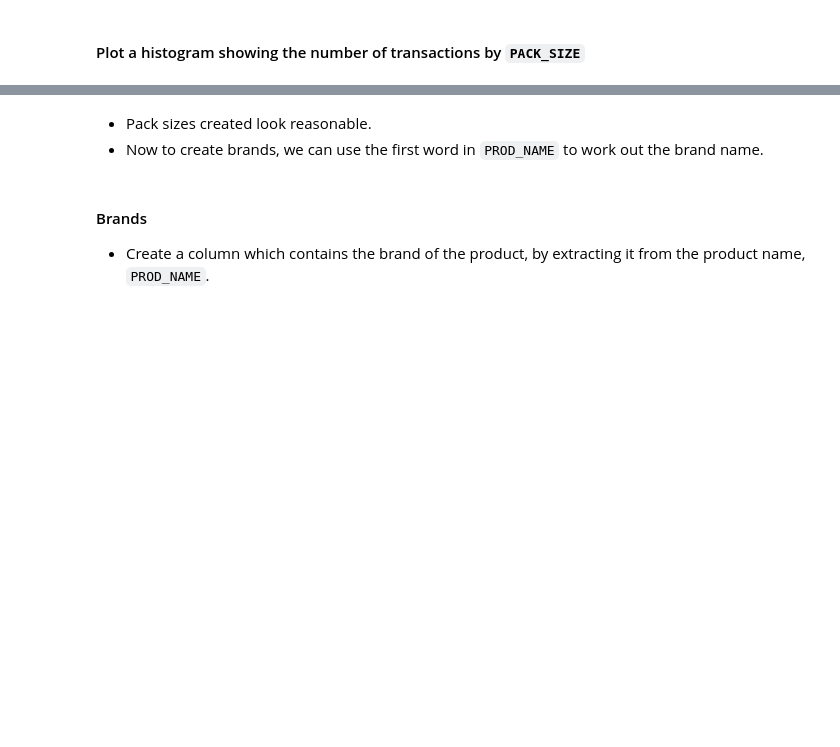
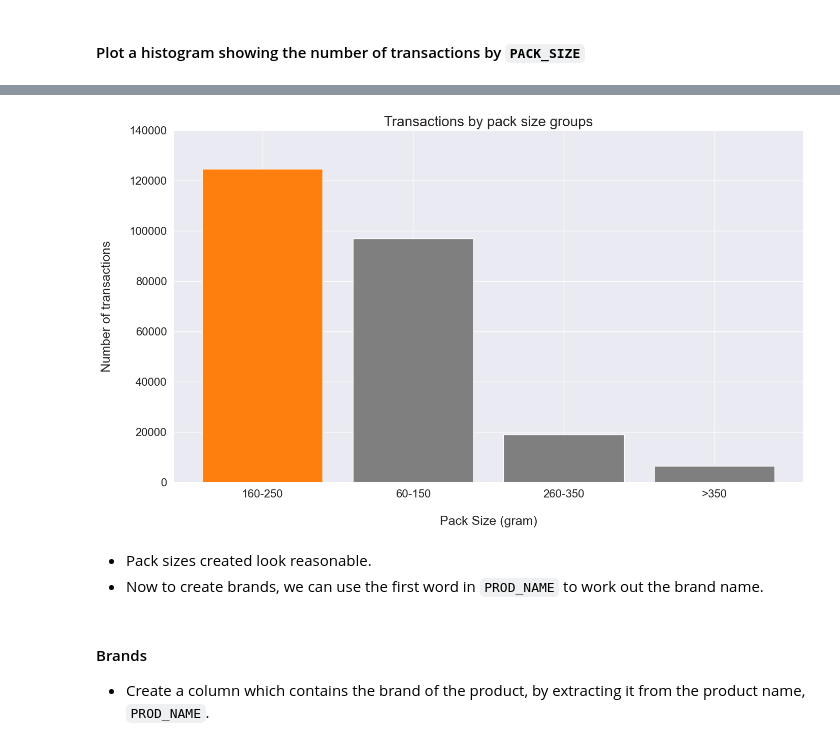
Before and after one commit to sabirinID/Quantium-Data-Analytics-Virtual-Internship, a Jupyter notebook: Files/1-Data Preparation and Customer Analytics/1-Data Preparation.ipynb, the cells around one changed output, grey strips where cells are left out. Saved outputs shown, nothing was run; the diff lists cells and outputs as text; code cells hidden in the pictures; blank space fills up the shorter version.

```diff
--- a/Files/1-Data Preparation and Customer Analytics/1-Data Preparation.ipynb
+++ b/Files/1-Data Preparation and Customer Analytics/1-Data Preparation.ipynb
@@ -520,3 +537,22 @@ plt.show()
+# %%
+pack_size_counts = transactionData['PACK_SIZE_GROUP'].value_counts()
+colors = ['tab:orange' if x == pack_size_counts.max() else 'tab:gray' for x in pack_size_counts]
+
+
+# Create a bar chart of 'PACK_SIZE_GROUP'
+plt.figure(figsize=(16, 9))
+plt.bar(pack_size_counts.index, pack_size_counts, color=colors)
+
+plt.title('Transactions by pack size groups', fontsize=20)
+plt.xlabel('\nPack Size (gram)', fontsize=18)
+plt.ylabel('Number of transactions\n', fontsize=18)
+plt.xticks(fontsize=16)
+plt.yticks(fontsize=16)
+plt.ylim(0, 140000)
+
+plt.show()
+# %% [output]
+[figure, added]
 # %% [markdown]
 - Pack sizes created look reasonable.
 - Now to create brands, we can use the first word in `PROD_NAME` to work out the brand
```
Also changed, not shown: parts of 10 cells of this notebook.
